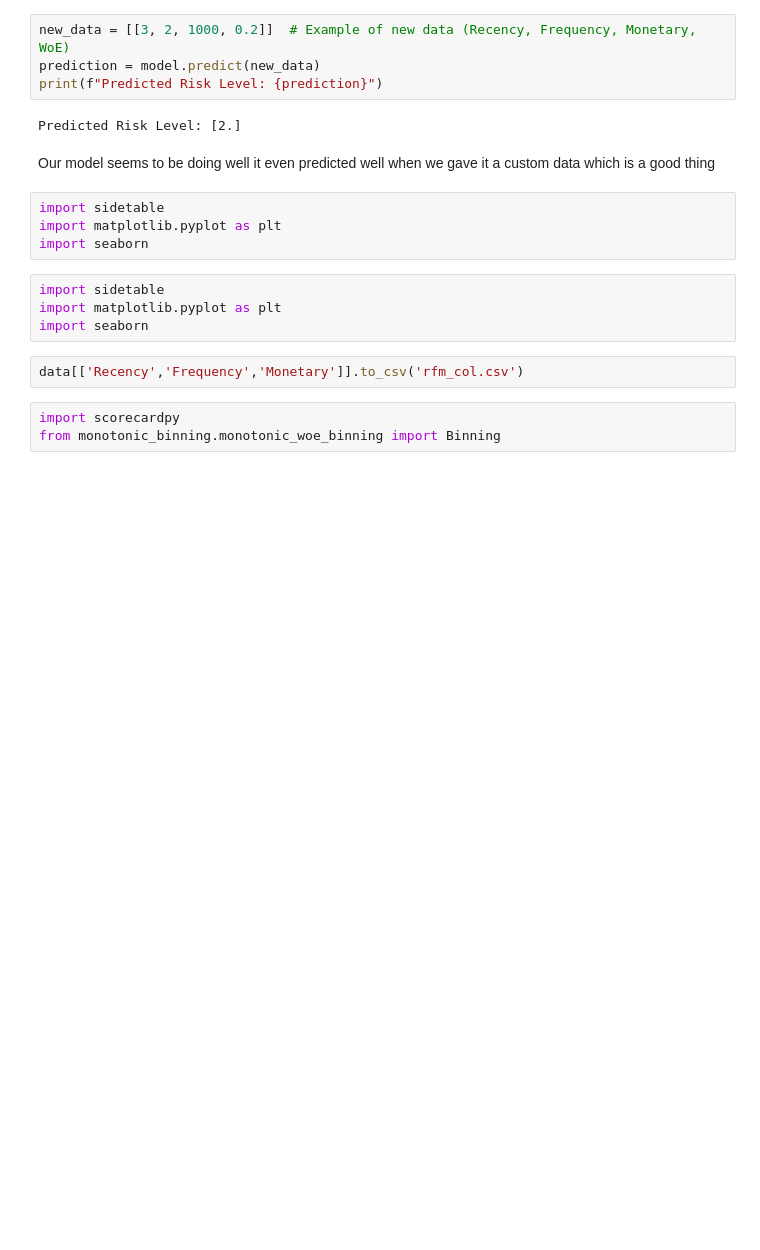
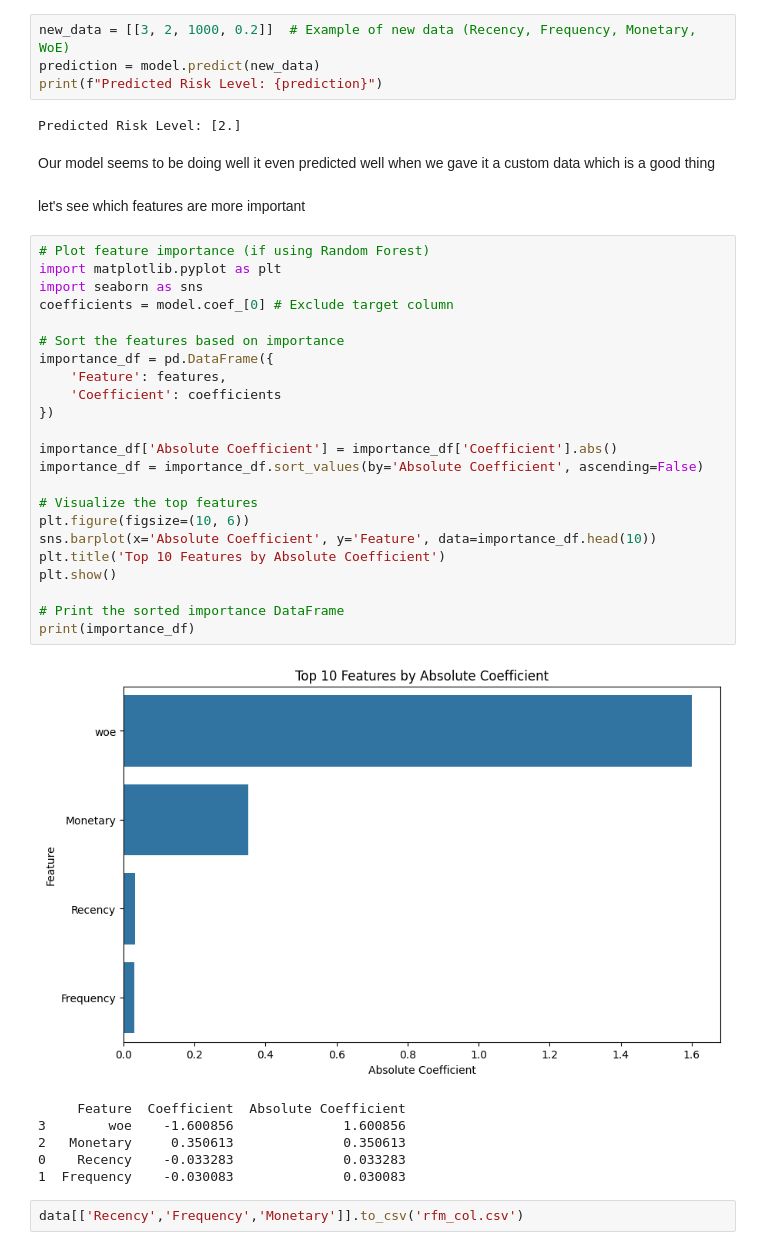
Before and after one commit to basleal22/kaim-week-6, a Jupyter notebook: notebooks/Default_estimator.ipynb, the cells around one changed output. Cells and saved outputs as stored; diff of their text form; blank space fills up the shorter version.

Commit message:
trained our model using woe, and rfm

```diff
--- a/notebooks/Default_estimator.ipynb
+++ b/notebooks/Default_estimator.ipynb
@@ -334,16 +333,37 @@ print(f"Predicted Risk Level: {prediction}")
 Predicted Risk Level: [2.]
 # %% [markdown]
 Our model seems to be doing well it even predicted well when we gave it a custom data which is a good thing
-# %%
-import sidetable
-import matplotlib.pyplot as plt
-import seaborn
-# %%
-import sidetable
-import matplotlib.pyplot as plt
-import seaborn
+# %% [markdown]
+let's see which features are more important
+# %%
+# Plot feature importance (if using Random Forest)
+import matplotlib.pyplot as plt
+import seaborn as sns
+coefficients = model.coef_[0] # Exclude target column
+
+# Sort the features based on importance
+importance_df = pd.DataFrame({
+    'Feature': features,
+    'Coefficient': coefficients
+})
+
+importance_df['Absolute Coefficient'] = importance_df['Coefficient'].abs()
+importance_df = importance_df.sort_values(by='Absolute Coefficient', ascending=False)
+
+# Visualize the top features
+plt.figure(figsize=(10, 6))
+sns.barplot(x='Absolute Coefficient', y='Feature', data=importance_df.head(10))
+plt.title('Top 10 Features by Absolute Coefficient')
+plt.show()
+
+# Print the sorted importance DataFrame
+print(importance_df)
+# %% [output]
+[figure, added]
+     Feature  Coefficient  Absolute Coefficient
+3        woe    -1.600856              1.600856
+2   Monetary     0.350613              0.350613
+0    Recency    -0.033283              0.033283
+1  Frequency    -0.030083              0.030083
 # %%
 data[['Recency','Frequency','Monetary']].to_csv('rfm_col.csv')
-# %%
-import scorecardpy
-from monotonic_binning.monotonic_woe_binning import Binning
```
Also changed, not shown: parts of 1 cell of this notebook.
